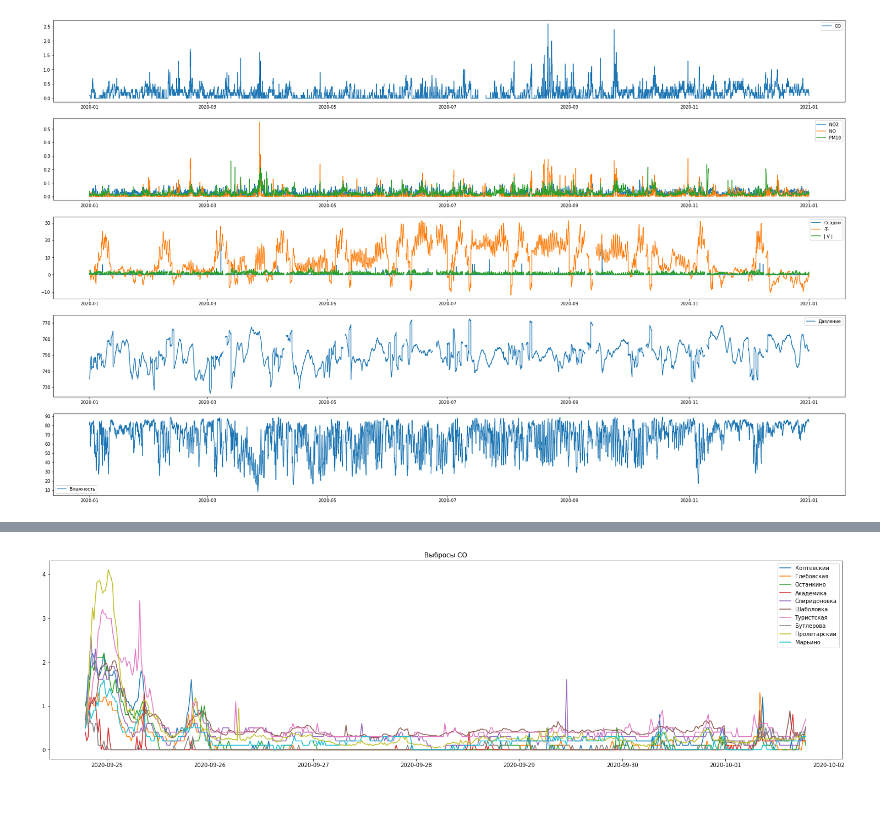
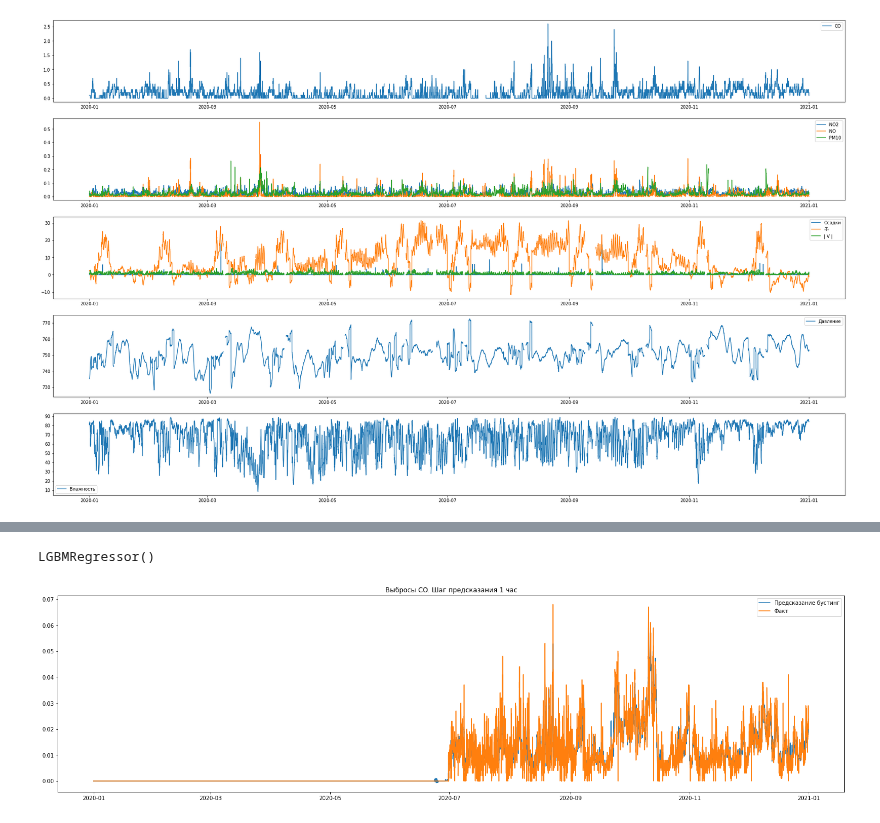
Before and after one commit to vprud/air_tracer, a Jupyter notebook: notes/02_predict.ipynb, the cells around one changed output, grey strips where cells are left out. Cells and saved outputs as stored; diff of their text form; code cells hidden in the pictures.

```diff
--- a/notes/02_predict.ipynb
+++ b/notes/02_predict.ipynb
@@ -202,0 +148,6 @@ t_cols.to_list() + ['dif_0', 'prev_0']
+# %%
+data['hour'] = data.reset_index()['Дата и время'].dt.hour.values
+data['month'] = data.reset_index()['Дата и время'].dt.month.values
+data['weekday'] = data.reset_index()['Дата и время'].dt.weekday.values
+data['week'] = data.reset_index()['Дата и время'].dt.week.values
+data['holidays'] = data.reset_index()['Дата и время'].apply(lambda r: r in list(holidays.keys())).astype(int).values
@@ -203,9 +159,8 @@ t_cols.to_list() + ['dif_0', 'prev_0']
+# %%
+data = data.fillna(0)
 # %%
-split_dt = '2020-09-24 19:00:00'
-split = len(CO_val[:split_dt])
+X_train = data[:SPLIT_DT].drop([T_VAL], axis = 1)
+y_train = data.loc[:SPLIT_DT, T_VAL]
 
-X_train = CO_val[:split_dt].drop(t_cols.to_list() + ['dif_0', 'prev_0'], axis = 1)
-y_train = CO_val.loc[:split_dt, target]
-
-X_test = CO_val[split_dt:].drop(t_cols.to_list() + ['dif_0', 'prev_0'], axis = 1)
-y_test = CO_val.loc[split_dt:, target]
+X_test = data[SPLIT_DT:].drop([T_VAL], axis = 1)
+y_test = data.loc[SPLIT_DT:, T_VAL]
@@ -263,26 +167,17 @@ set_size(20,5)
-# %%
-t_cols_ = ['Дата и время', 'CO', 'NO2', 'NO', '-T-',
-           '| V |', '_V_', 'Давление', 'Влажность', 'Осадки', 'latitude',
-           'longitude', 'post_name']
-fig, axs = plt.subplots(1)
-
-# keys = ['Бутлерова', 'Пролетарскии', 'Марьино', 'Туристская', 'Глебовская']
-keys = datasets.keys()
-for key in keys:
-    mask = (datasets[key]['Дата и время'] >= split_dt) & (datasets[key]['Дата и время'] < '2020-10-01 19:00:00')
-    axs.plot(datasets[key][mask==True]['Дата и время'], datasets[key][mask==True]['CO'])
-    tmp = datasets[key][mask==True].copy()
-    tmp2 = posts_df.query('post_name == @key')
-
-    tmp['latitude'] = tmp2['latitude'].values[0]
-    tmp['longitude'] = tmp2['longitude'].values[0]
-    tmp['post_name'] = tmp2['post_name'].values[0]
-
-    tmp_slice = pd.concat([tmp_slice, tmp[t_cols_]])
-
-
-axs.legend(keys)
-axs.set_title('Выбросы CO')
-set_size(20,5)
-# %% [output]
-[figure, removed]
+# %%
+bm = lgb.LGBMRegressor()
+bm.fit(X_train, y_train)
+# %% [output]
+LGBMRegressor()
+# %%
+fig, ax = plt.subplots(1)
+
+ax.plot(y_train.index, bm.predict(X_train))
+#ax.plot(y_train.index, reg.predict(X_train))
+ax.plot(y_train.index, y_train.values)
+ax.legend(['Предсказание бустинг','Факт'])
+ax.set_title('Выбросы CO. Шаг предсказания 1 час')
+
+set_size(20,5)
+# %% [output]
+[figure, added]
```
Also changed, not shown: parts of 26 cells of this notebook, 3 other files.
